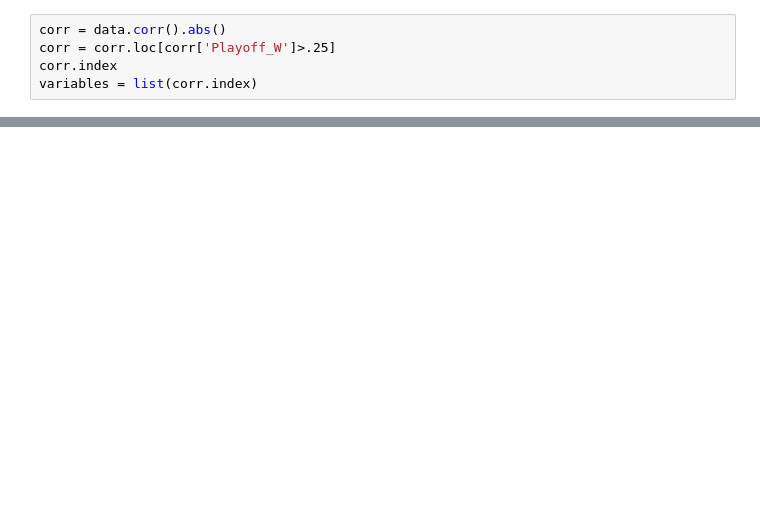
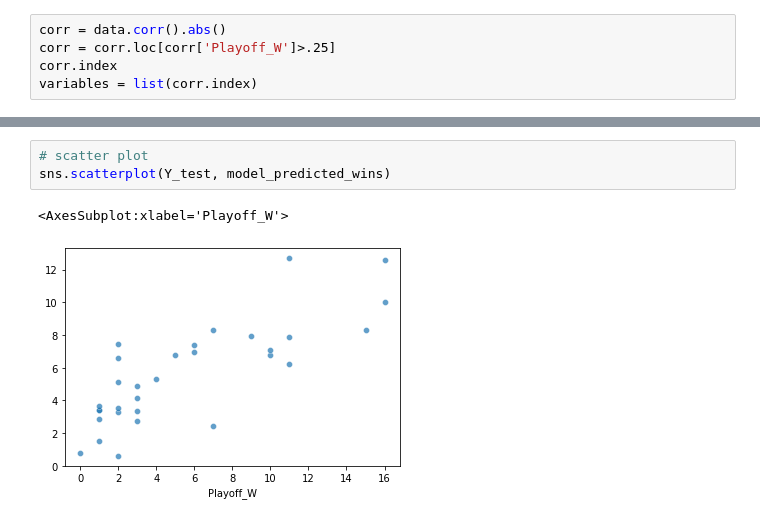
Before and after one commit to SLBlundell/slblundell.github.io, a Jupyter notebook: nba_project/model.ipynb, the cells around one changed output, grey strips where cells are left out. Drawn from its saved outputs; the diff is of its cells as text; blank space fills up the shorter version.

```diff
--- a/nba_project/model.ipynb
+++ b/nba_project/model.ipynb
@@ -83,0 +92,6 @@ array([ 0.90078125, -1.03183594, -1.73203125, -1.70615234,  0.4828125 ,
+# %%
+# scatter plot
+sns.scatterplot(Y_test, model_predicted_wins)
+# %% [output]
+<AxesSubplot:xlabel='Playoff_W'>
+[figure, added]
```
Also changed, not shown: parts of 13 cells of this notebook, 17 other files.
